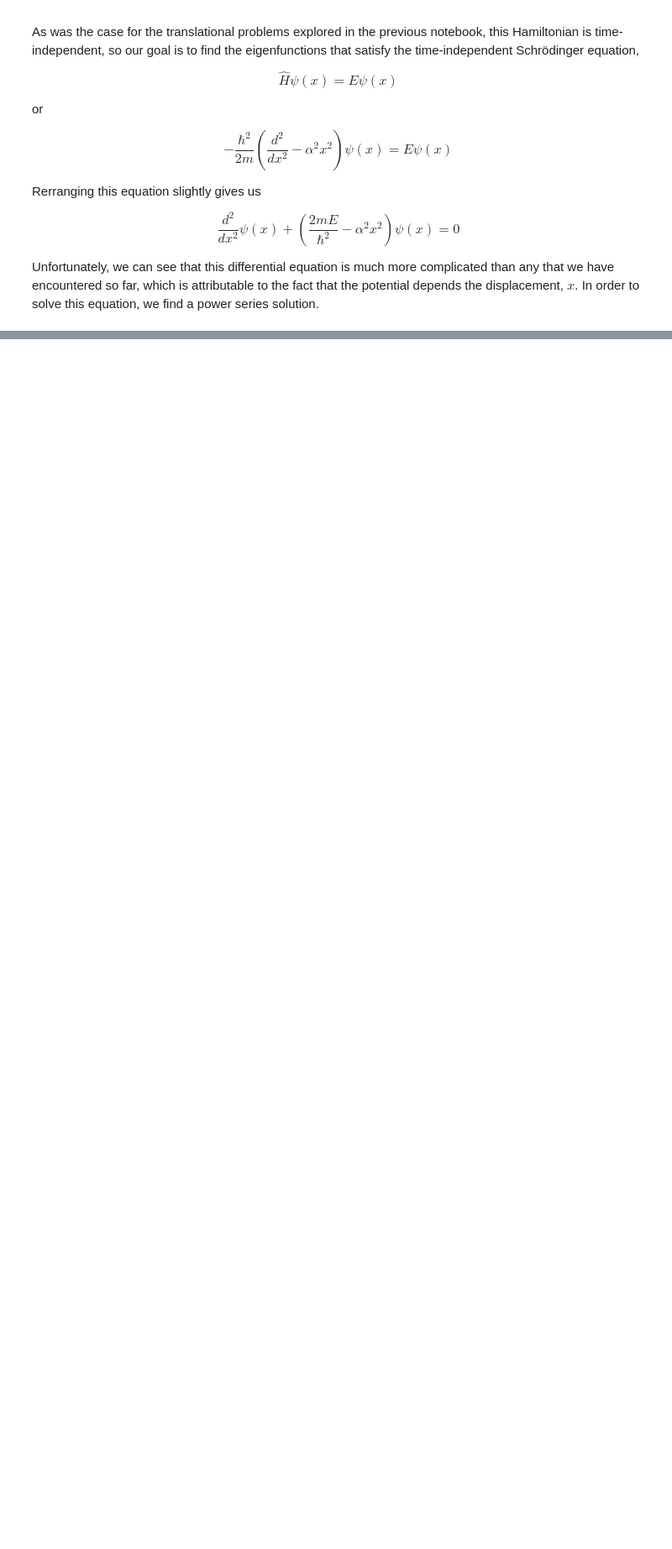
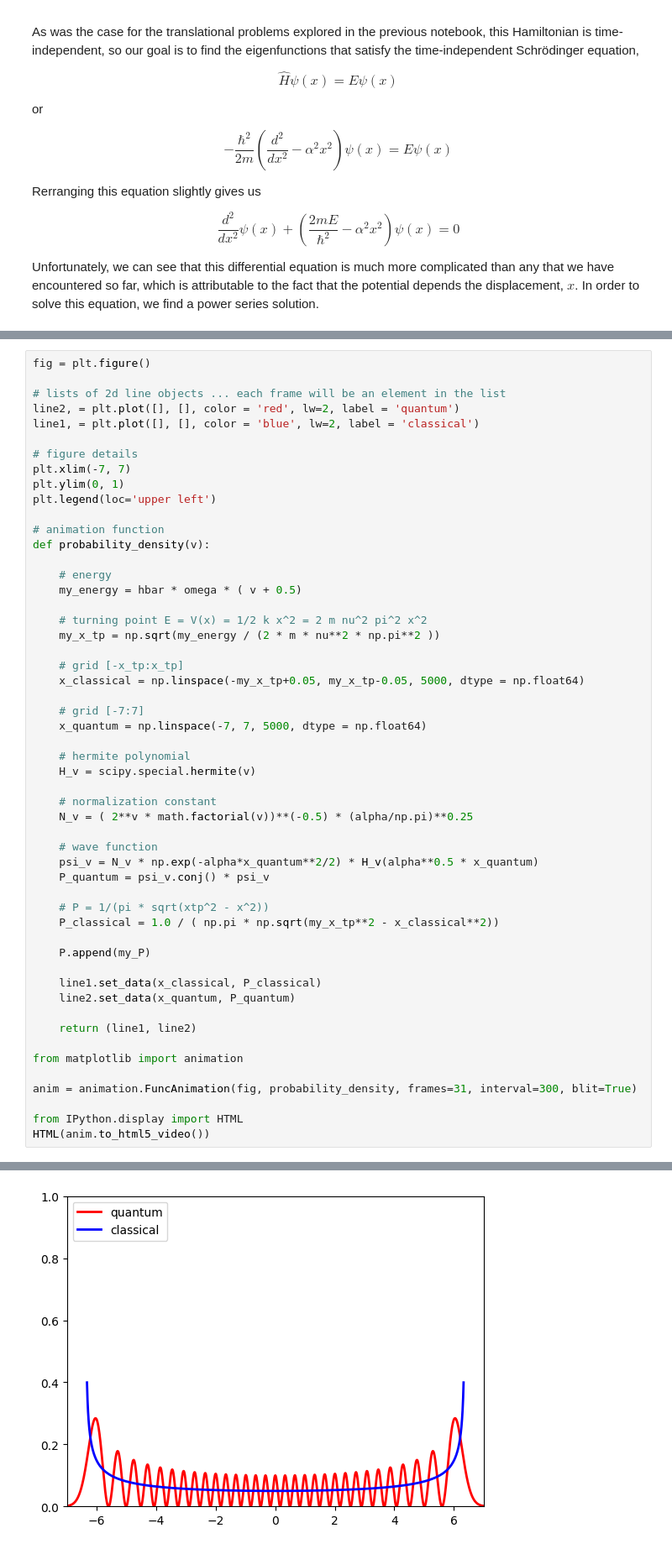
Before and after one commit to deprincelab/deprincelab.github.io, a Jupyter notebook: tutorials/jupyter_notebooks/vibration/vibration.ipynb, the cells around one changed output, grey strips where cells are left out. Shown: that part at 84% size. Saved outputs shown, nothing was run; the diff lists cells and outputs as text; blank space fills up the shorter version.

```diff
--- a/tutorials/jupyter_notebooks/vibration/vibration.ipynb
+++ b/tutorials/jupyter_notebooks/vibration/vibration.ipynb
@@ -570,0 +724,54 @@ plt.show()
+# %%
+fig = plt.figure()
+
+# lists of 2d line objects ... each frame will be an element in the list
+line2, = plt.plot([], [], color = 'red', lw=2, label = 'quantum')
+line1, = plt.plot([], [], color = 'blue', lw=2, label = 'classical')
+
+# figure details
+plt.xlim(-7, 7)
+plt.ylim(0, 1)
+plt.legend(loc='upper left')
+
+# animation function
+def probability_density(v):
+
+    # energy
+    my_energy = hbar * omega * ( v + 0.5)
+
+    # turning point E = V(x) = 1/2 k x^2 = 2 m nu^2 pi^2 x^2
+    my_x_tp = np.sqrt(my_energy / (2 * m * nu**2 * np.pi**2 ))
+
+    # grid [-x_tp:x_tp]
+    x_classical = np.linspace(-my_x_tp+0.05, my_x_tp-0.05, 5000, dtype = np.float64)
+
+    # grid [-7:7]
+    x_quantum = np.linspace(-7, 7, 5000, dtype = np.float64)
+
+    # hermite polynomial
+    H_v = scipy.special.hermite(v)
+
+    # normalization constant
+    N_v = ( 2**v * math.factorial(v))**(-0.5) * (alpha/np.pi)**0.25
+
+    # wave function
+    psi_v = N_v * np.exp(-alpha*x_quantum**2/2) * H_v(alpha**0.5 * x_quantum)
+    P_quantum = psi_v.conj() * psi_v
+
+    # P = 1/(pi * sqrt(xtp^2 - x^2))
+    P_classical = 1.0 / ( np.pi * np.sqrt(my_x_tp**2 - x_classical**2))
+
+    P.append(my_P)
+
+    line1.set_data(x_classical, P_classical)
+    line2.set_data(x_quantum, P_quantum)
+
+    return (line1, line2)
+
+from matplotlib import animation
+
+anim = animation.FuncAnimation(fig, probability_density, frames=31, interval=300, blit=True)
+
+from IPython.display import HTML
+HTML(anim.to_html5_video())
+# %% [output]
@@ -571 +779,2 @@ plt.show()
+[figure, added]
 # %% [markdown]
```
Also changed, not shown: parts of 12 cells of this notebook.
